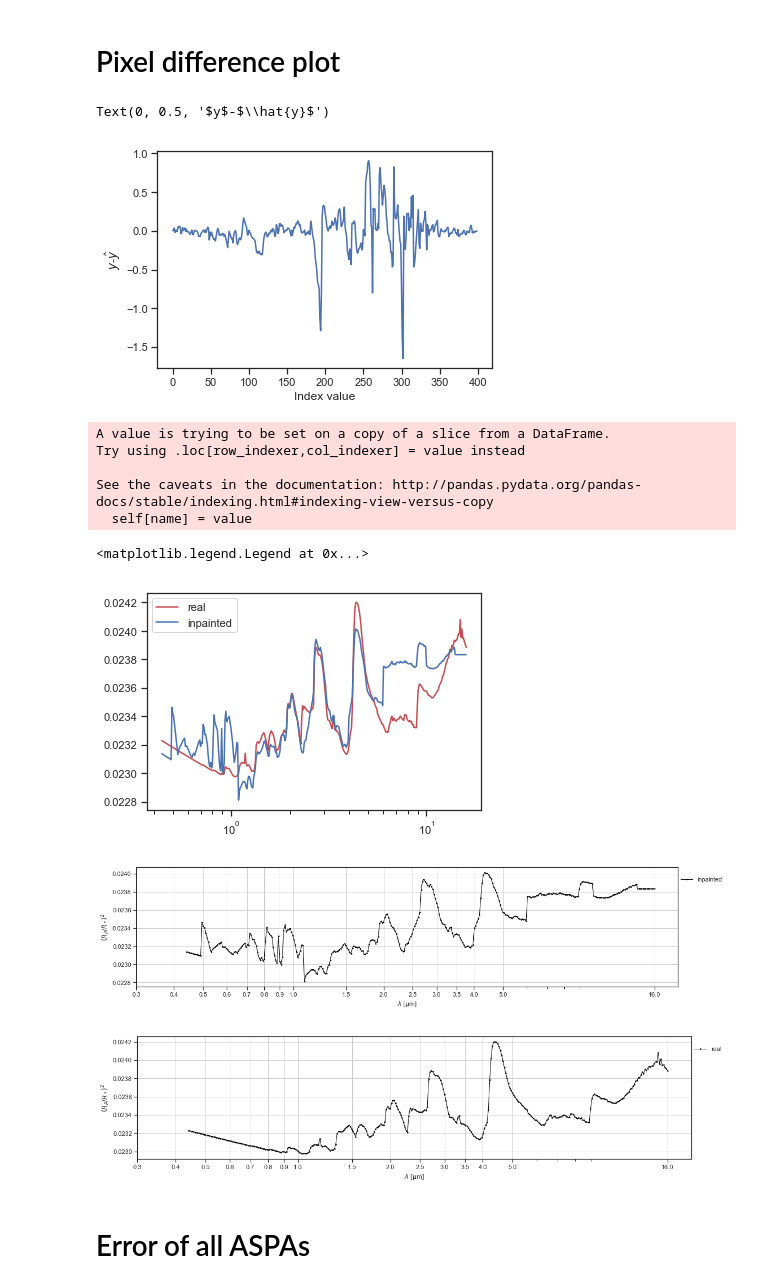
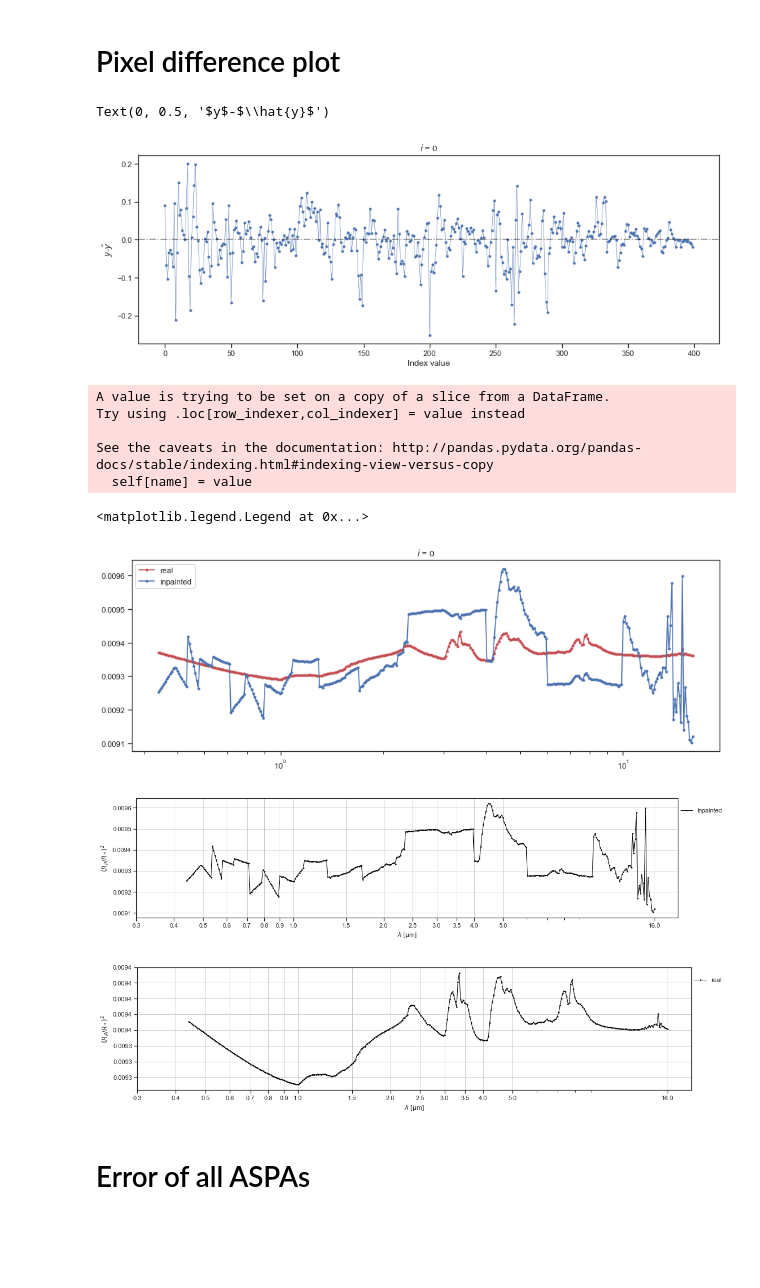
Before and after one commit to deKeijzer/SRON-DCGAN, a Jupyter notebook: notebooks/error analysis.ipynb, the cells around one changed output. Cells and saved outputs as stored; diff of their text form; code cells hidden in the pictures; blank space fills up the shorter version.

```diff
--- a/notebooks/error analysis.ipynb
+++ b/notebooks/error analysis.ipynb
@@ -25,7 +25,7 @@ sns.set(style='ticks')
 # %%
 # debug_0_5000_1_1e-1_c , Same inpainting settings as ExoGAN
 
-general_name = 'debug_0_5000_1_1e-1_c' # general filename, e.g. 'test' for test_reals.npy, test_inpainteds.npy... etc.
+general_name = 'debug_0_100_1_1e-1_gan' # general filename, e.g. 'test' for test_reals.npy, test_inpainteds.npy... etc.
 
 # get the file paths of the result files
 reals = glob('gan_data//val_errors//'+general_name+'_reals.npy')
@@ -62,7 +62,12 @@ reals.mean(1).shape
 # %% [markdown]
 # Error of ASPA $i$
 # %%
-i = 3739
+"""
+3739 is bad with errors: -20.025595	-59.902499	831.523538	-28.148670	22.250920	0.759872	-8.532101 (831% is CO)
+4788 is good with errors: 4.121214	0.958426	0.045486	0.866588	-5.077431	-0.756804	2.978271
+4998 is 'decent' with errors: 5.578141	7.753601	-6.975316	5.797133	39.391482	-1.526314	-41.867831
+"""
+i = 0
 
 decodeds =[ke.decode_params_from_aspa(inpainteds[i, j]) for j in range(reals.shape[1])]
 
@@ -168,21 +169,29 @@ plt.legend()
 # %% [markdown]
 # Pixel difference plot
 # %%
-plt.plot(inpainted_spec - real_spec)
+plt.figure(figsize=(15,5))
+
+plt.plot(inpainted_spec - real_spec, '.-', linewidth=0.5)
+
+plt.axhline(y=0,  color='black', linestyle='-.', alpha=0.5)
+
+plt.title(r'$i$ = %s' % i)
 plt.xlabel('Index value')
 plt.ylabel(r'$y$-$\hat{y}$')
 # %% [output]
 Text(0, 0.5, '$y$-$\\hat{y}$')
-[figure, old version]
+[figure, new version]
 # %%
 xhat,yhat = ke.decode_spectrum_from_aspa(real)
 x,y  = ke.decode_spectrum_from_aspa(inpainted)
 
-plt.plot(xhat, yhat, label='real', c='r')
-plt.plot(x,y,label='inpainted')
+plt.figure(figsize=(15,5))
+plt.plot(xhat, yhat, '.-', label='real', c='r')
+plt.plot(x,y,'.-', label='inpainted')
 
 plt.gca().set_xscale('log')
 
+plt.title(r'$i$ = %s' % i)
 plt.legend()
 # %% [output]
 A value is trying to be set on a copy of a slice from a DataFrame.
@@ -191,13 +200,13 @@ Try using .loc[row_indexer,col_indexer] = value instead
 See the caveats in the documentation: http://pandas.pydata.org/pandas-docs/stable/indexing.html#indexing-view-versus-copy
   self[name] = value
 <matplotlib.legend.Legend at 0x...>
-[figure, old version]
+[figure, new version]
 # %%
 ke.plot_trans(x,y, label='inpainted')
 ke.plot_trans(xhat,yhat, label='real')
 # %% [output]
-[figure, old version]
+[figure, new version]
-[figure, old version]
+[figure, new version]
 # %% [markdown]
 # Error of all ASPAs
 # %%
```
Also changed, not shown: parts of 25 cells of this notebook, 41 other files.
